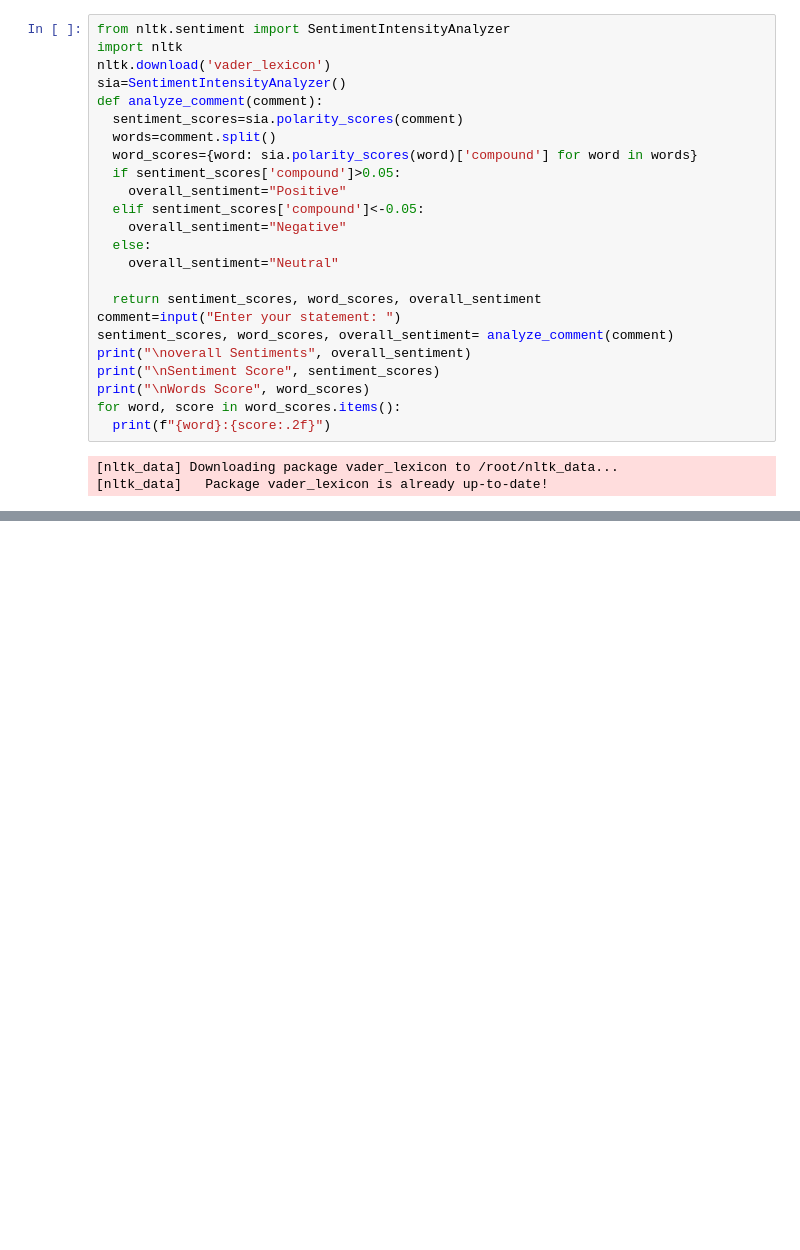
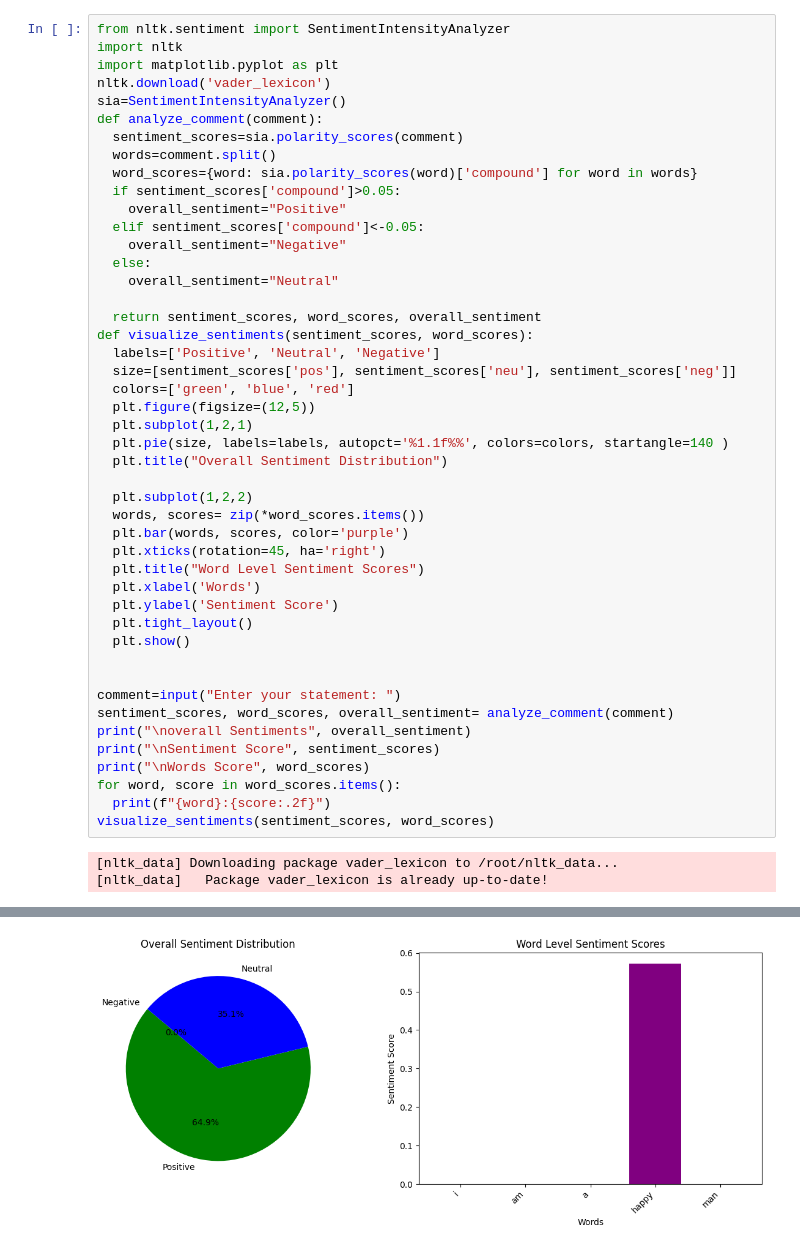
Before and after one commit to yatharth70/sentiment-analysis, a Jupyter notebook: Sentimental.ipynb, the cells around one changed output, grey strips where cells are left out. Saved outputs shown, nothing was run; the diff lists cells and outputs as text; blank space fills up the shorter version.

```diff
--- a/Sentimental.ipynb
+++ b/Sentimental.ipynb
@@ -1,6 +3,7 @@
 # %%
 from nltk.sentiment import SentimentIntensityAnalyzer
 import nltk
+import matplotlib.pyplot as plt
 nltk.download('vader_lexicon')
 sia=SentimentIntensityAnalyzer()
 def analyze_comment(comment):
@@ -15,6 +18,26 @@ def analyze_comment(comment):
     overall_sentiment="Neutral"
 
   return sentiment_scores, word_scores, overall_sentiment
+def visualize_sentiments(sentiment_scores, word_scores):
+  labels=['Positive', 'Neutral', 'Negative']
+  size=[sentiment_scores['pos'], sentiment_scores['neu'], sentiment_scores['neg']]
+  colors=['green', 'blue', 'red']
+  plt.figure(figsize=(12,5))
+  plt.subplot(1,2,1)
+  plt.pie(size, labels=labels, autopct='%1.1f%%', colors=colors, startangle=140 )
+  plt.title("Overall Sentiment Distribution")
+
+  plt.subplot(1,2,2)
+  words, scores= zip(*word_scores.items())
+  plt.bar(words, scores, color='purple')
+  plt.xticks(rotation=45, ha='right')
+  plt.title("Word Level Sentiment Scores")
+  plt.xlabel('Words')
+  plt.ylabel('Sentiment Score')
+  plt.tight_layout()
+  plt.show()
+
+
 comment=input("Enter your statement: ")
 sentiment_scores, word_scores, overall_sentiment= analyze_comment(comment)
 print("\noverall Sentiments", overall_sentiment)
@@ -22,6 +45,7 @@ print("\nSentiment Score", sentiment_scores)
 print("\nWords Score", word_scores)
 for word, score in word_scores.items():
   print(f"{word}:{score:.2f}")
+visualize_sentiments(sentiment_scores, word_scores)
 # %% [output]
 [nltk_data] Downloading package vader_lexicon to /root/nltk_data...
 [nltk_data]   Package vader_lexicon is already up-to-date!
@@ -38,3 +64,4 @@ it:0.00
+[figure, added]
 # %%
 from nltk.sentiment import SentimentIntensityAnalyzer
 import nltk
```
Also changed, not shown: parts of 3 cells of this notebook.
